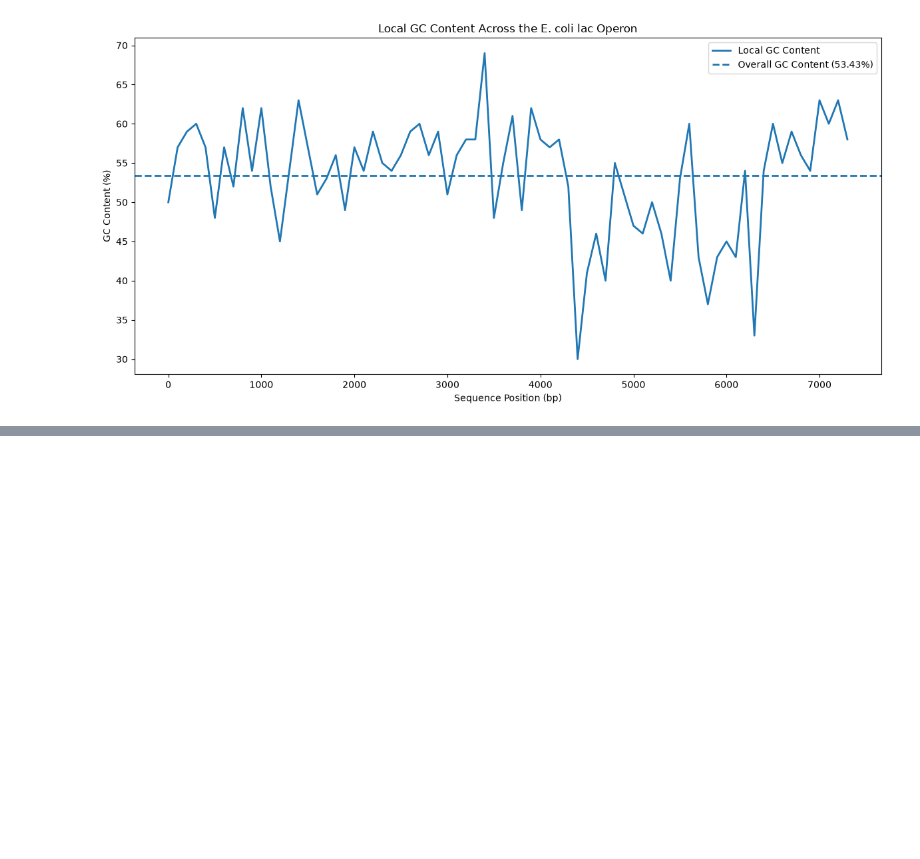
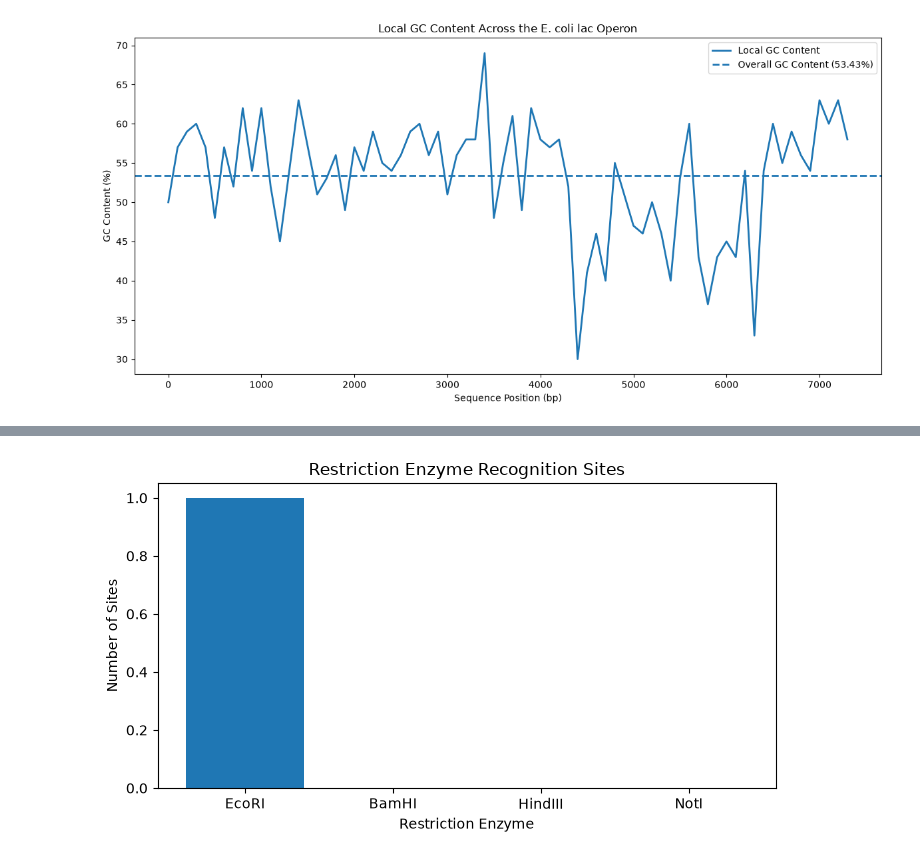
Before and after one commit to amberlin2/DNA-Sequence-Analysis, a Jupyter notebook: notebooks/dna_sequence_analysis.ipynb, the cells around one changed output, grey strips where cells are left out. Saved outputs shown, nothing was run; the diff lists cells and outputs as text; code cells hidden in the pictures; blank space fills up the shorter version.

```diff
--- a/notebooks/dna_sequence_analysis.ipynb
+++ b/notebooks/dna_sequence_analysis.ipynb
@@ -722,0 +709,5 @@ plt.show()
+# %%
+#defining the motif
+motif = "GAATTC"
+
+print(f"Searching for motif: {motif}")
@@ -722,0 +775,11 @@ plt.show()
+# %%
+for enzyme, positions in restriction_results.items():
+
+    print(f"{enzyme}: {len(positions)} site(s)")
+
+    if positions:
+        print("Positions:", positions)
+    else:
+        print("No recognition sites found.")
+
+    print()
@@ -722,0 +798,11 @@ plt.show()
+# %%
+restriction_summary = []
+
+for enzyme, positions in restriction_results.items():
+    restriction_summary.append({
+        "Enzyme": enzyme,
+        "Recognition Sequence": restriction_enzymes[enzyme],
+        "Number of Sites": len(positions)
+    })
+
+restriction_summary
@@ -722,0 +814,4 @@ plt.show()
+# %%
+restriction_df = pd.DataFrame(restriction_summary)
+
+restriction_df
@@ -722,0 +824,16 @@ plt.show()
+# %%
+plt.figure(figsize=(7, 4))
+
+plt.bar(
+    restriction_df["Enzyme"],
+    restriction_df["Number of Sites"]
+)
+
+plt.title("Restriction Enzyme Recognition Sites")
+plt.xlabel("Restriction Enzyme")
+plt.ylabel("Number of Sites")
+
+plt.tight_layout()
+plt.show()
+# %% [output]
+[figure, added]
```
Also changed, not shown: parts of 37 cells of this notebook, 2 other files.
